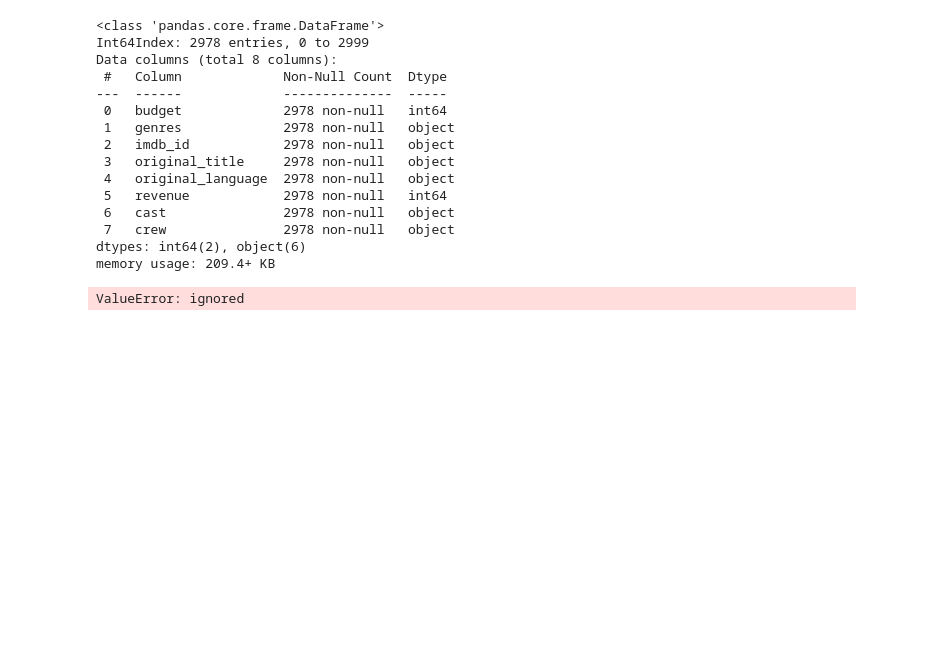
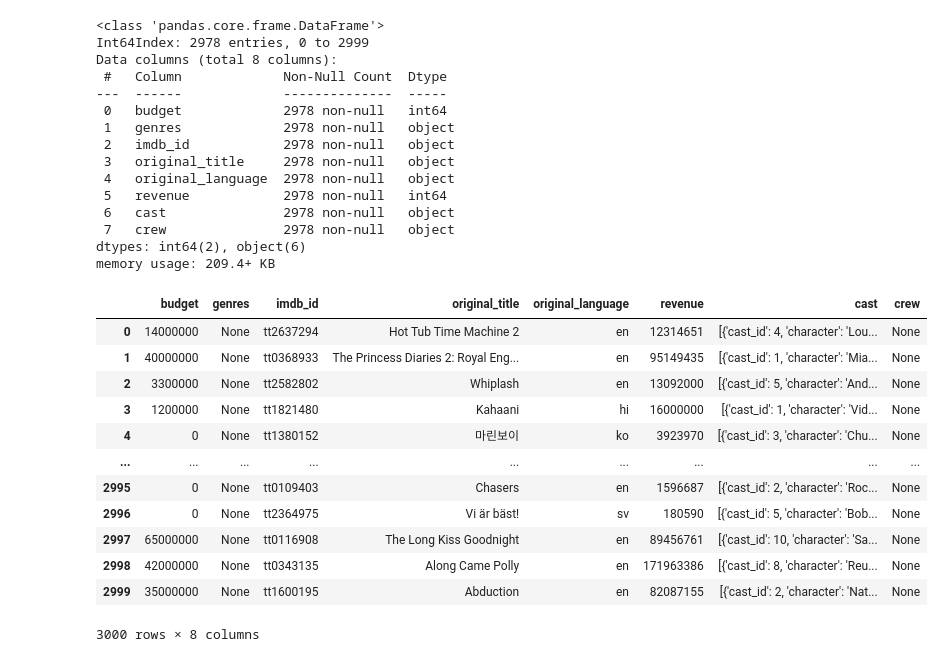
Before and after one commit to micahjoseph/EDA-ON-IMDB-DATASET-, a Jupyter notebook: Copy_of_M1W3_Guided_Project_EDA_on_IMDB_Dataset.ipynb, the cells around one changed output. Drawn from its saved outputs; the diff is of its cells as text; code cells hidden in the pictures; blank space fills up the shorter version.

```diff
--- a/Copy_of_M1W3_Guided_Project_EDA_on_IMDB_Dataset.ipynb
+++ b/Copy_of_M1W3_Guided_Project_EDA_on_IMDB_Dataset.ipynb
@@ -151,8 +153,3 @@ memory usage: 209.4+ KB
 # %%
 def string_to_list(str):
   literal_eval(str)
-# %%
-for i in df[['genres','cast','crew']]:
-  string_to_list(str)
-# %% [output]
-ValueError: ignored
@@ -158,0 +164,16 @@ ValueError: ignored
+# %%
+df.loc[df['genres'].isna()]
+# %% [output]
+|  | budget | genres | imdb_id | original_title | original_language | revenue | cast | crew |
+| 0 | 14000000 | None | tt2637294 | Hot Tub Time Machine 2 | en | 12314651 | [{'cast_id': 4, 'character': 'Lou... | None |
+| 1 | 40000000 | None | tt0368933 | The Princess Diaries 2: Royal Eng... | en | 95149435 | [{'cast_id': 1, 'character': 'Mia... | None |
+| 2 | 3300000 | None | tt2582802 | Whiplash | en | 13092000 | [{'cast_id': 5, 'character': 'And... | None |
+| 3 | 1200000 | None | tt1821480 | Kahaani | hi | 16000000 | [{'cast_id': 1, 'character': 'Vid... | None |
+| 4 | 0 | None | tt1380152 | 마린보이 | ko | 3923970 | [{'cast_id': 3, 'character': 'Chu... | None |
+| ... | ... | ... | ... | ... | ... | ... | ... | ... |
+| 2995 | 0 | None | tt0109403 | Chasers | en | 1596687 | [{'cast_id': 2, 'character': 'Roc... | None |
+| 2996 | 0 | None | tt2364975 | Vi är bäst! | sv | 180590 | [{'cast_id': 5, 'character': 'Bob... | None |
+| 2997 | 65000000 | None | tt0116908 | The Long Kiss Goodnight | en | 89456761 | [{'cast_id': 10, 'character': 'Sa... | None |
+| 2998 | 42000000 | None | tt0343135 | Along Came Polly | en | 171963386 | [{'cast_id': 8, 'character': 'Reu... | None |
+| 2999 | 35000000 | None | tt1600195 | Abduction | en | 82087155 | [{'cast_id': 2, 'character': 'Nat... | None |
+3000 rows × 8 columns
```
Also changed, not shown: parts of 16 cells of this notebook.
